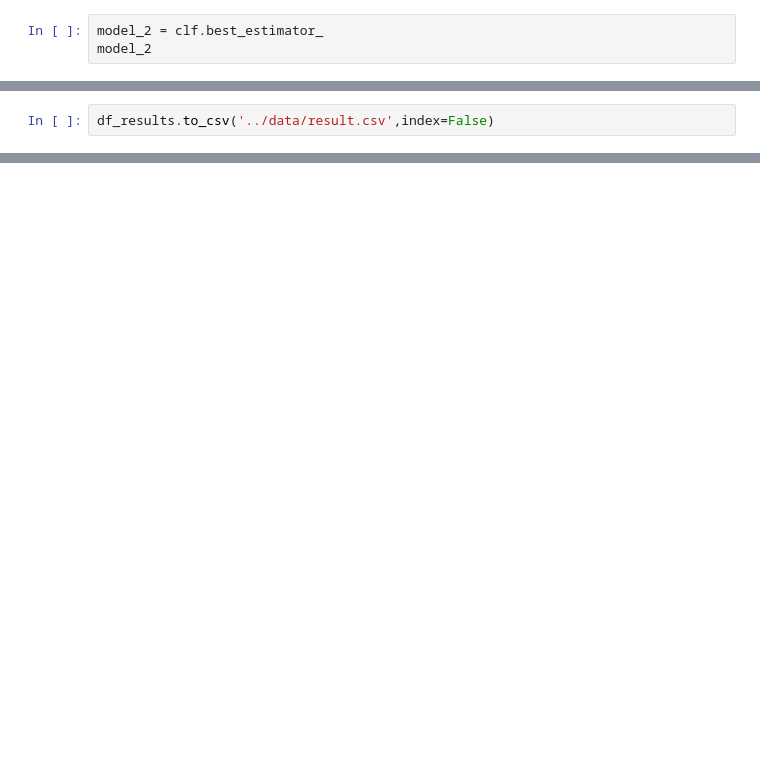
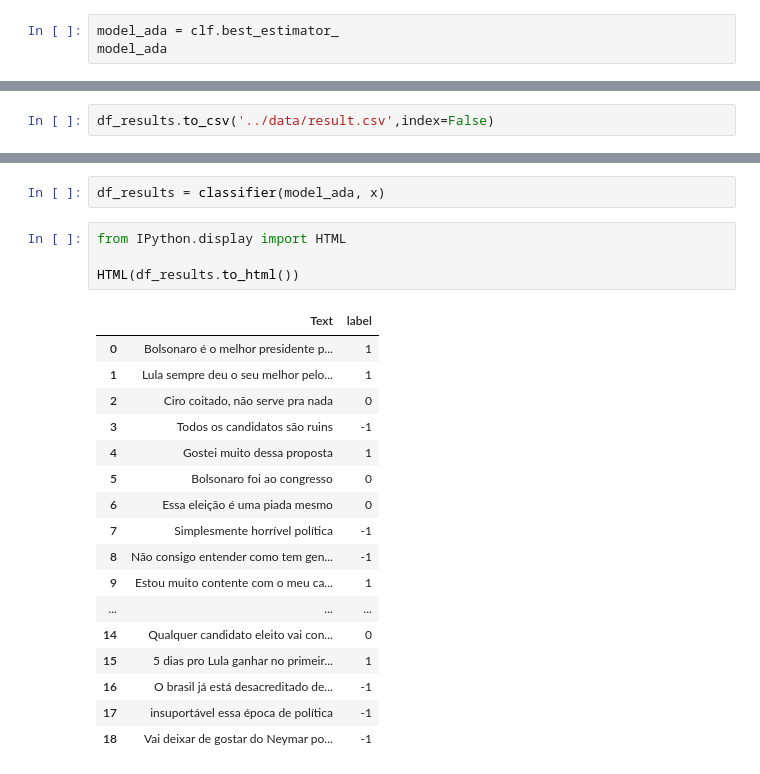
Before and after one commit to Matheusutino/Twitter-politics-analysis, a Jupyter notebook: src/classifier.ipynb, the cells around one changed output, grey strips where cells are left out. Cells and saved outputs as stored; diff of their text form; blank space fills up the shorter version.

```diff
--- a/src/classifier.ipynb
+++ b/src/classifier.ipynb
@@ -140,4 +155,4 @@ df_results
 # %%
-model_2 = clf.best_estimator_
-model_2
+model_ada = clf.best_estimator_
+model_ada
 # %% [output]
@@ -208,0 +226,24 @@ df_results.to_csv('../data/result.csv',index=False)
+# %%
+df_results = classifier(model_ada, x)
+# %%
+from IPython.display import HTML
+
+HTML(df_results.to_html())
+# %% [output]
+|  | Text | label |
+| 0 | Bolsonaro é o melhor presidente p... | 1 |
+| 1 | Lula sempre deu o seu melhor pelo... | 1 |
+| 2 | Ciro coitado, não serve pra nada | 0 |
+| 3 | Todos os candidatos são ruins | -1 |
+| 4 | Gostei muito dessa proposta | 1 |
+| 5 | Bolsonaro foi ao congresso | 0 |
+| 6 | Essa eleição é uma piada mesmo | 0 |
+| 7 | Simplesmente horrível política | -1 |
+| 8 | Não consigo entender como tem gen... | -1 |
+| 9 | Estou muito contente com o meu ca... | 1 |
+| ... | ... | ... |
+| 14 | Qualquer candidato eleito vai con... | 0 |
+| 15 | 5 dias pro Lula ganhar no primeir... | 1 |
+| 16 | O brasil já está desacreditado de... | -1 |
+| 17 | insuportável essa época de política | -1 |
+| 18 | Vai deixar de gostar do Neymar po... | -1 |
```
Also changed, not shown: parts of 17 cells of this notebook, 2 other files.
